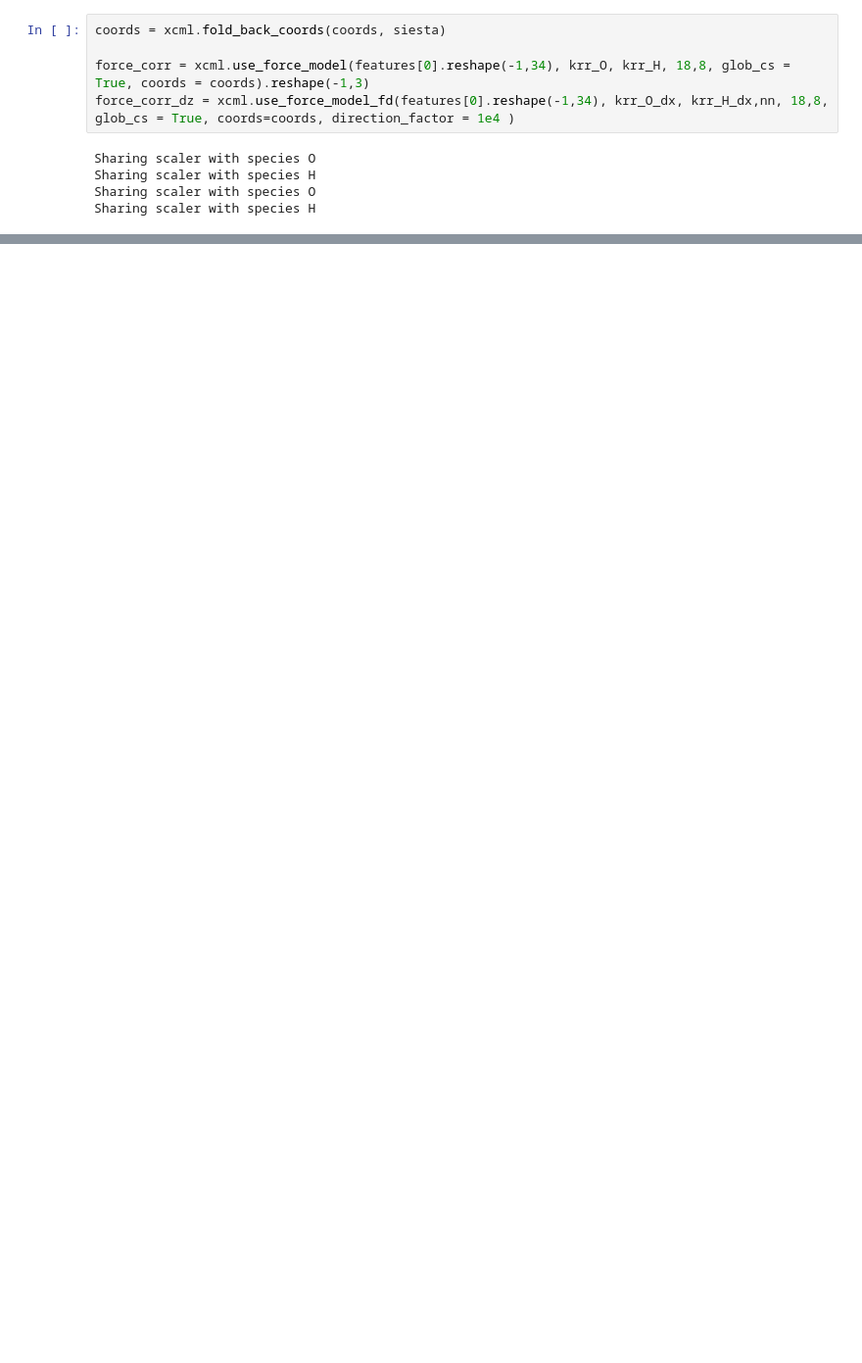
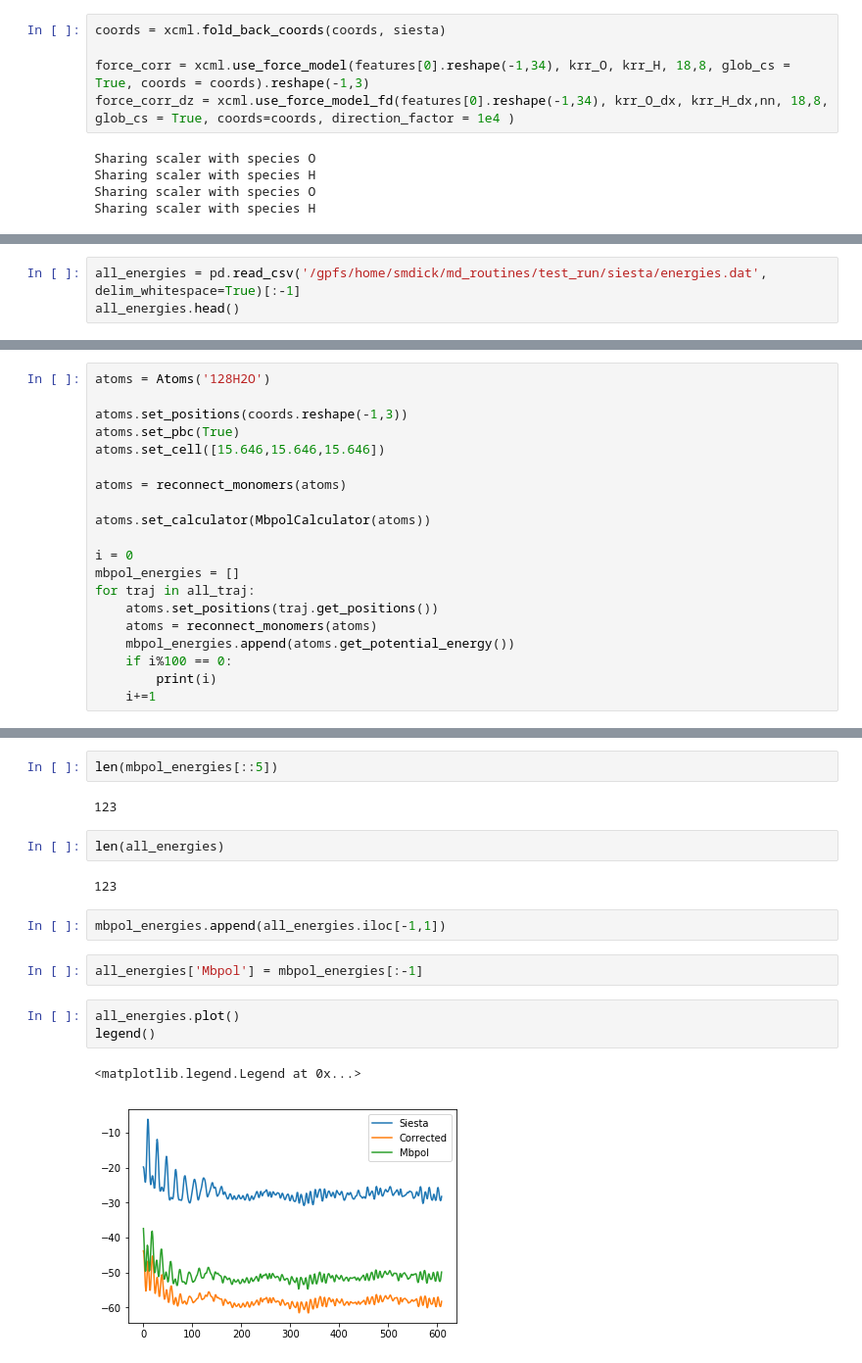
Before and after one commit to semodi/mlcf, a Jupyter notebook: analysis/test_forces.ipynb, the cells around one changed output, grey strips where cells are left out. Shown at 98% size. Saved outputs shown, nothing was run; the diff lists cells and outputs as text; blank space fills up the shorter version.

```diff
--- a/analysis/test_forces.ipynb
+++ b/analysis/test_forces.ipynb
@@ -69,0 +95,3 @@ plot([-3.5,3.5],[-3.5,3.5], color = 'black', ls ='--', lw = 3.1)
+# %%
+all_energies = pd.read_csv('/gpfs/home/smdick/md_routines/test_run/siesta/energies.dat', delim_whitespace=True)[:-1]
+all_energies.head()
@@ -69,0 +105,20 @@ plot([-3.5,3.5],[-3.5,3.5], color = 'black', ls ='--', lw = 3.1)
+# %%
+atoms = Atoms('128H2O')
+
+atoms.set_positions(coords.reshape(-1,3))
+atoms.set_pbc(True)
+atoms.set_cell([15.646,15.646,15.646])
+
+atoms = reconnect_monomers(atoms)
+
+atoms.set_calculator(MbpolCalculator(atoms))
+
+i = 0
+mbpol_energies = []
+for traj in all_traj:
+    atoms.set_positions(traj.get_positions())
+    atoms = reconnect_monomers(atoms)
+    mbpol_energies.append(atoms.get_potential_energy())
+    if i%100 == 0:
+        print(i)
+    i+=1
@@ -69,0 +133,18 @@ plot([-3.5,3.5],[-3.5,3.5], color = 'black', ls ='--', lw = 3.1)
+# %%
+len(mbpol_energies[::5])
+# %% [output]
+123
+# %%
+len(all_energies)
+# %% [output]
+123
+# %%
+mbpol_energies.append(all_energies.iloc[-1,1])
+# %%
+all_energies['Mbpol'] = mbpol_energies[:-1]
+# %%
+all_energies.plot()
+legend()
+# %% [output]
+<matplotlib.legend.Legend at 0x...>
+[figure, added]
```
Also changed, not shown: parts of 25 cells of this notebook, 2 other files.
